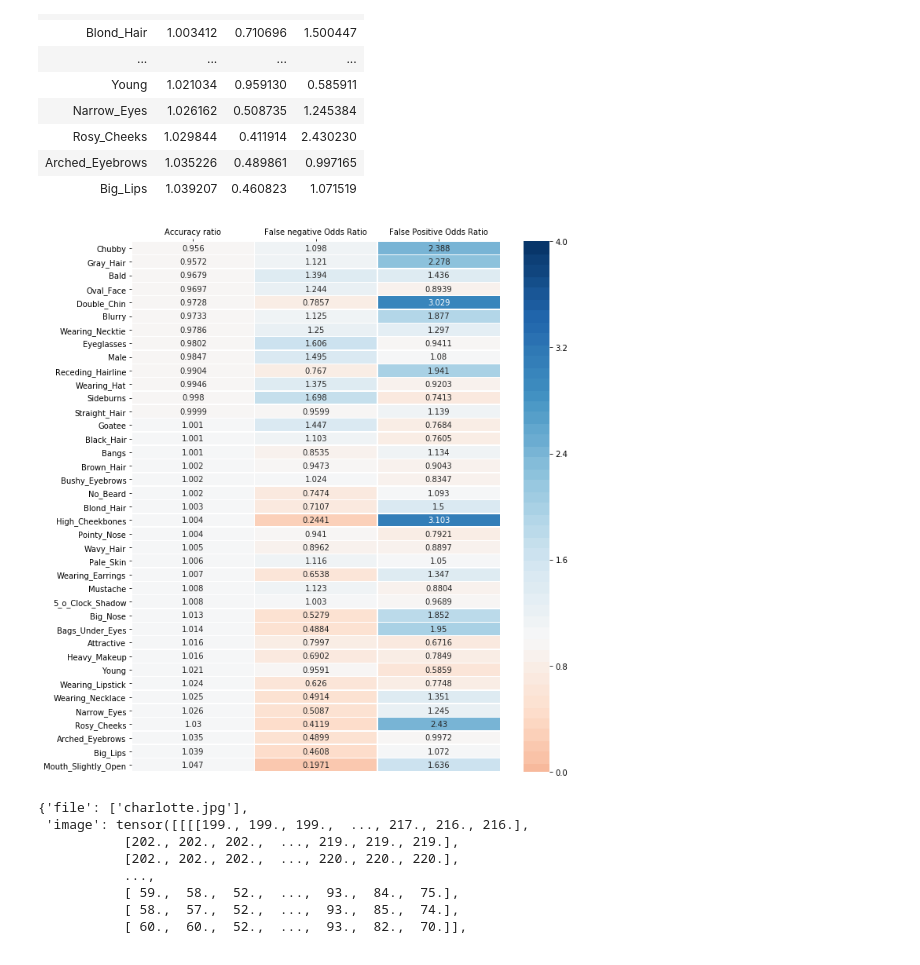
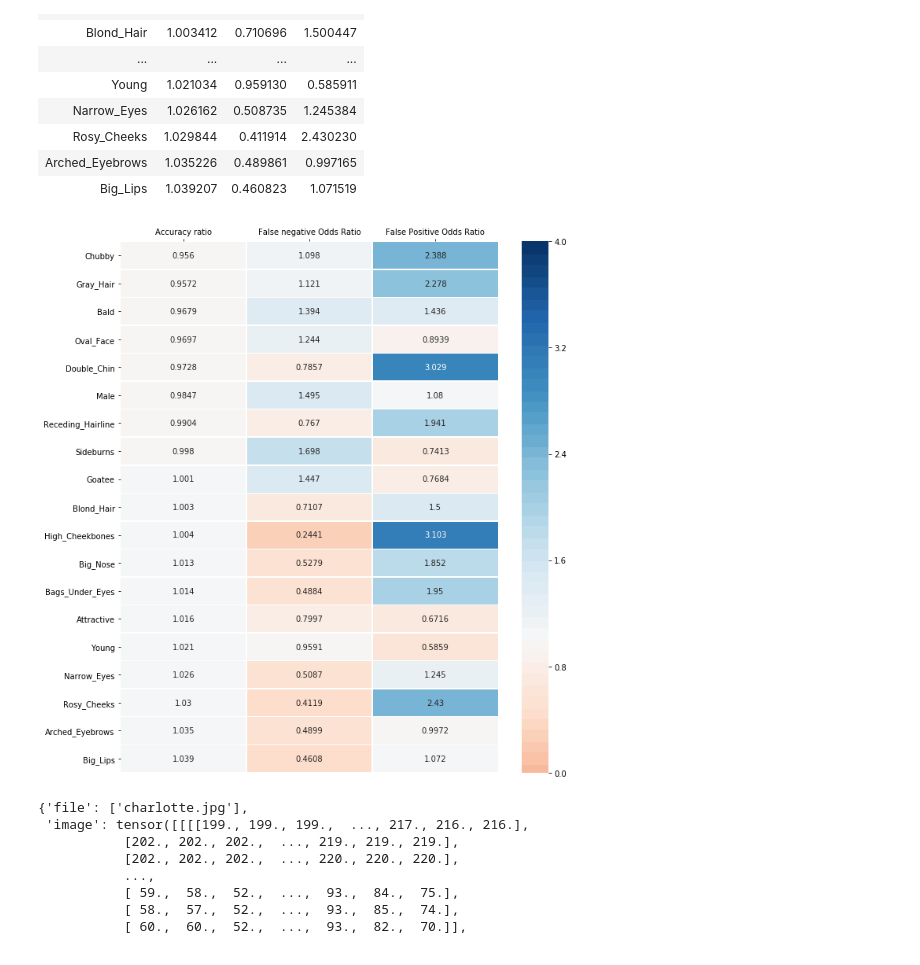
Before and after one commit to mar10nJohns1/AlgorithmicFairness, a Jupyter notebook: Evaluate_fainess.ipynb, the cells around one changed output. Drawn from its saved outputs; the diff is of its cells as text; code cells hidden in the pictures.

```diff
--- a/Evaluate_fainess.ipynb
+++ b/Evaluate_fainess.ipynb
@@ -347,17 +312,17 @@ df_att2[['acc_ratio','FN_OR','FP_OR']]
 # %%
 plt.figure(figsize = (10,10))
 cmap=sns.color_palette("RdBu",70)
 heatmap_kwargs = dict(vmin=0, vmax=4, cmap=cmap,annot=True, linewidths=.5, fmt='.4g')
-ax = sns.heatmap(df_att[['acc_ratio','FN_OR','FP_OR']], center=1.0, **heatmap_kwargs)
+ax = sns.heatmap(df_att2[['acc_ratio','FN_OR','FP_OR']], center=1.0, **heatmap_kwargs)
 ax.set_xticklabels(['Accuracy ratio','False negative Odds Ratio','False Positive Odds Ratio'])
-ax.set_yticklabels(list(df_att.index))
+ax.set_yticklabels(list(df_att2.index))
 bottom, top = ax.get_ylim()
 ax.set_ylim(bottom + 0.5, top - 0.5)
 ax.xaxis.set_ticks_position('top')
 plt.tight_layout()
 plt.savefig('heat.png',dpi=500)
 # %% [output]
-[figure, old version]
+[figure, new version]
 # %%
 #funtion to show image along with output and tru target
 def show_batch(sample_batched, bias_idx):
```
Also changed, not shown: parts of 2 cells of this notebook, 10 other files.
